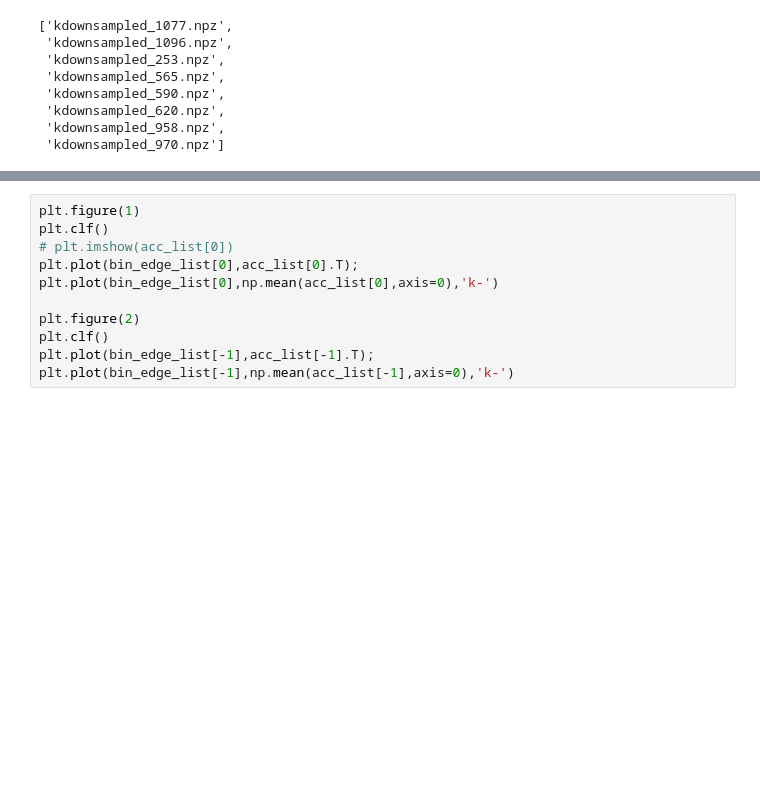
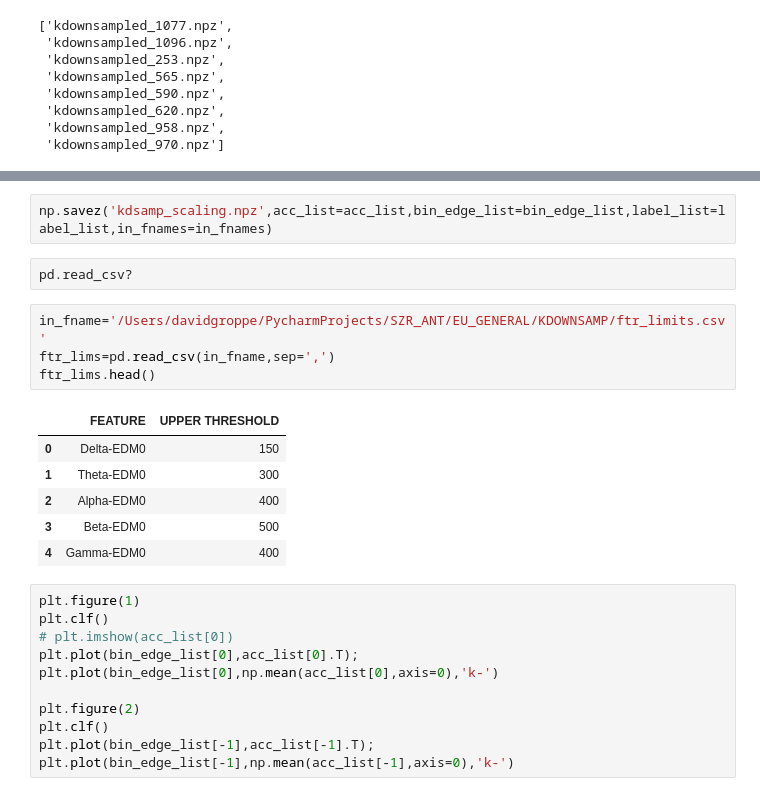
Before and after one commit to dmgroppe/SZR_ANT, a Jupyter notebook: EU_GENERAL/explore_normalization_lap.ipynb, the cells around one changed output, grey strips where cells are left out. Cells and saved outputs as stored; diff of their text form; blank space fills up the shorter version.

```diff
--- a/EU_GENERAL/explore_normalization_lap.ipynb
+++ b/EU_GENERAL/explore_normalization_lap.ipynb
@@ -143,3 +151,18 @@ acc_list[0].shape
+# %%
+np.savez('kdsamp_scaling.npz',acc_list=acc_list,bin_edge_list=bin_edge_list,label_list=label_list,in_fnames=in_fnames)
+# %%
+pd.read_csv?
+# %%
+in_fname='/Users/davidgroppe/PycharmProjects/SZR_ANT/EU_GENERAL/KDOWNSAMP/ftr_limits.csv'
+ftr_lims=pd.read_csv(in_fname,sep=',')
+ftr_lims.head()
+# %% [output]
+|  | FEATURE | UPPER THRESHOLD |
+| 0 | Delta-EDM0 | 150 |
+| 1 | Theta-EDM0 | 300 |
+| 2 | Alpha-EDM0 | 400 |
+| 3 | Beta-EDM0 | 500 |
+| 4 | Gamma-EDM0 | 400 |
 # %%
 plt.figure(1)
 plt.clf()
```
Also changed, not shown: parts of 3 cells of this notebook, 4 other files.
